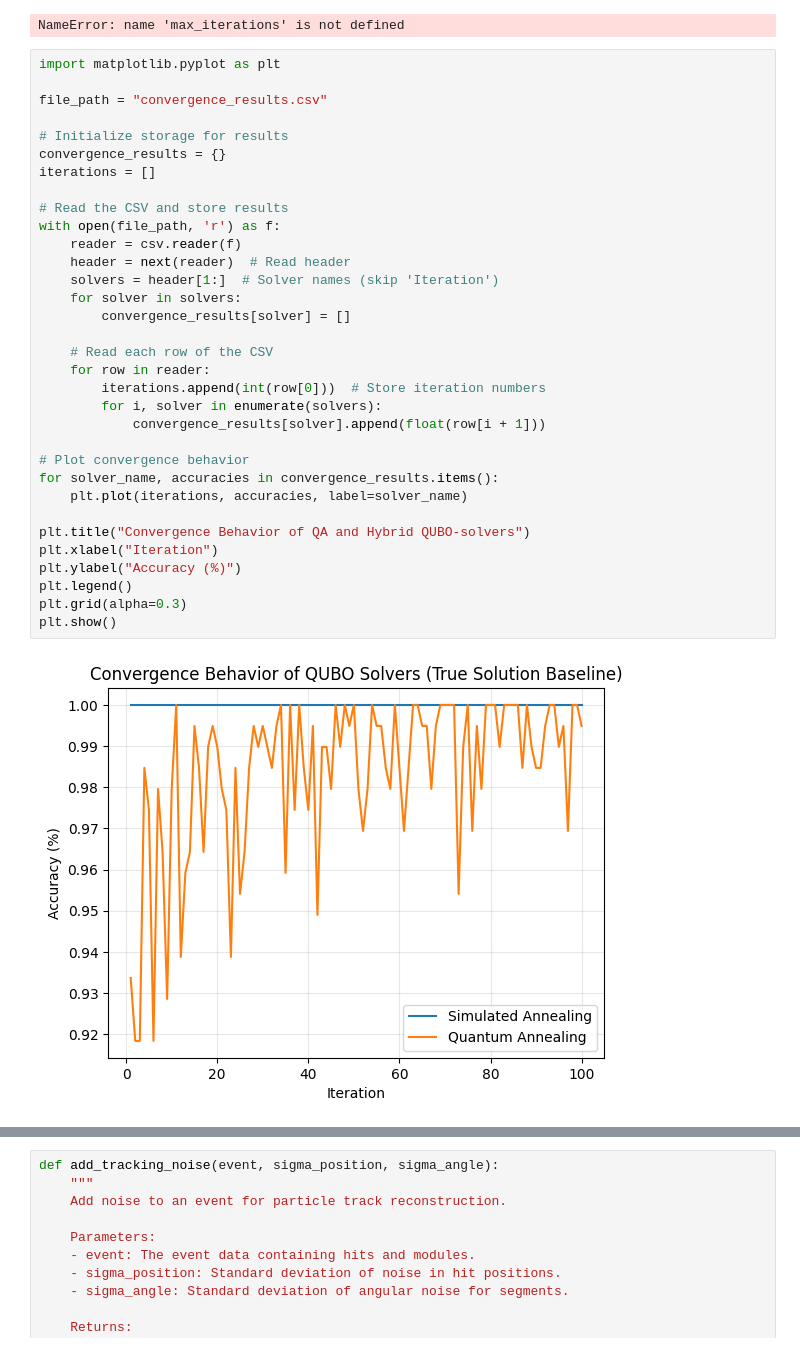
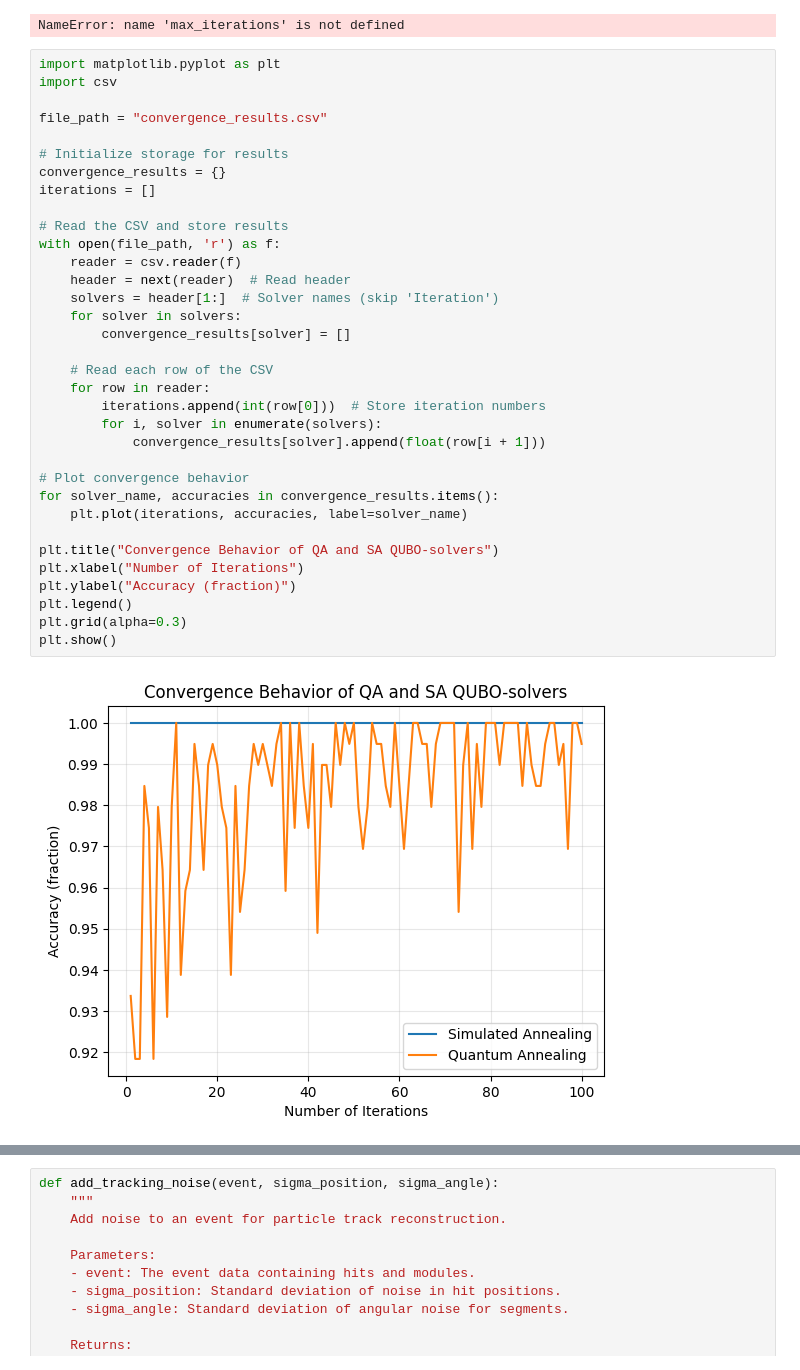
Before and after one commit to vitahehe/quantum-ocean-sdk, a Jupyter notebook: ENERGYCONVERGENCENOISE.ipynb, the cells around one changed output, grey strips where cells are left out. Drawn from its saved outputs; the diff is of its cells as text.

```diff
--- a/ENERGYCONVERGENCENOISE.ipynb
+++ b/ENERGYCONVERGENCENOISE.ipynb
@@ -307,39 +307,40 @@ Results saved to convergence_results.csv in CSV format.
 NameError: name 'max_iterations' is not defined
 # %%
 import matplotlib.pyplot as plt
+import csv
 
 file_path = "convergence_results.csv"
 
 # Initialize storage for results
 convergence_results = {}
 iterations = []
 
 # Read the CSV and store results
 with open(file_path, 'r') as f:
     reader = csv.reader(f)
     header = next(reader)  # Read header
     solvers = header[1:]  # Solver names (skip 'Iteration')
     for solver in solvers:
         convergence_results[solver] = []
 
     # Read each row of the CSV
     for row in reader:
         iterations.append(int(row[0]))  # Store iteration numbers
         for i, solver in enumerate(solvers):
             convergence_results[solver].append(float(row[i + 1]))
 
 # Plot convergence behavior
 for solver_name, accuracies in convergence_results.items():
     plt.plot(iterations, accuracies, label=solver_name)
 
-plt.title("Convergence Behavior of QA and Hybrid QUBO-solvers")
-plt.xlabel("Iteration")
-plt.ylabel("Accuracy (%)")
+plt.title("Convergence Behavior of QA and SA QUBO-solvers")
+plt.xlabel("Number of Iterations")
+plt.ylabel("Accuracy (fraction)")
 plt.legend()
 plt.grid(alpha=0.3)
 plt.show()
 # %% [output]
-[figure, old version]
+[figure, new version]
 # %%
 import numpy as np
 import matplotlib.pyplot as plt
```
Also changed, not shown: parts of 5 cells of this notebook, 4 other files.
